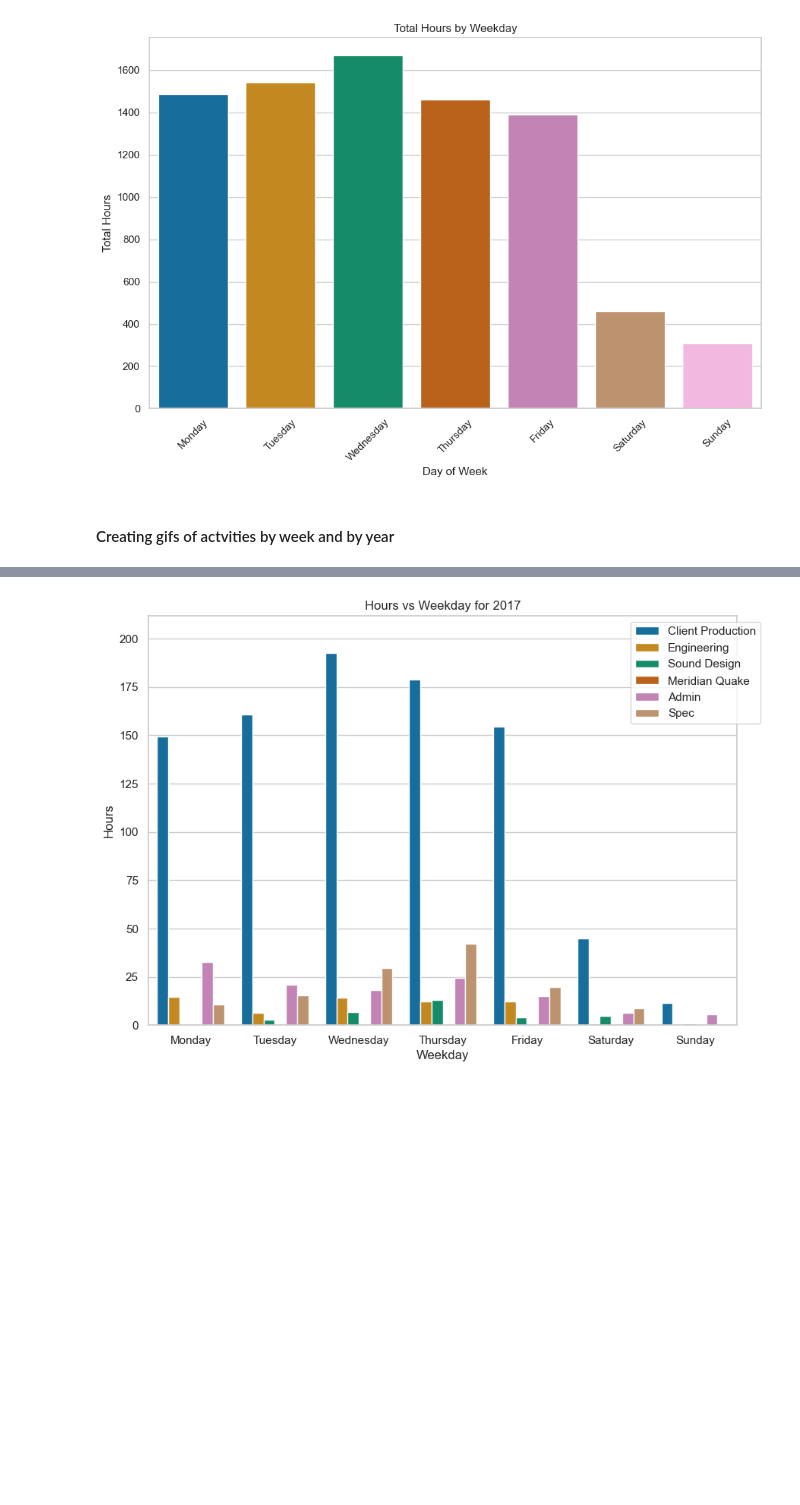
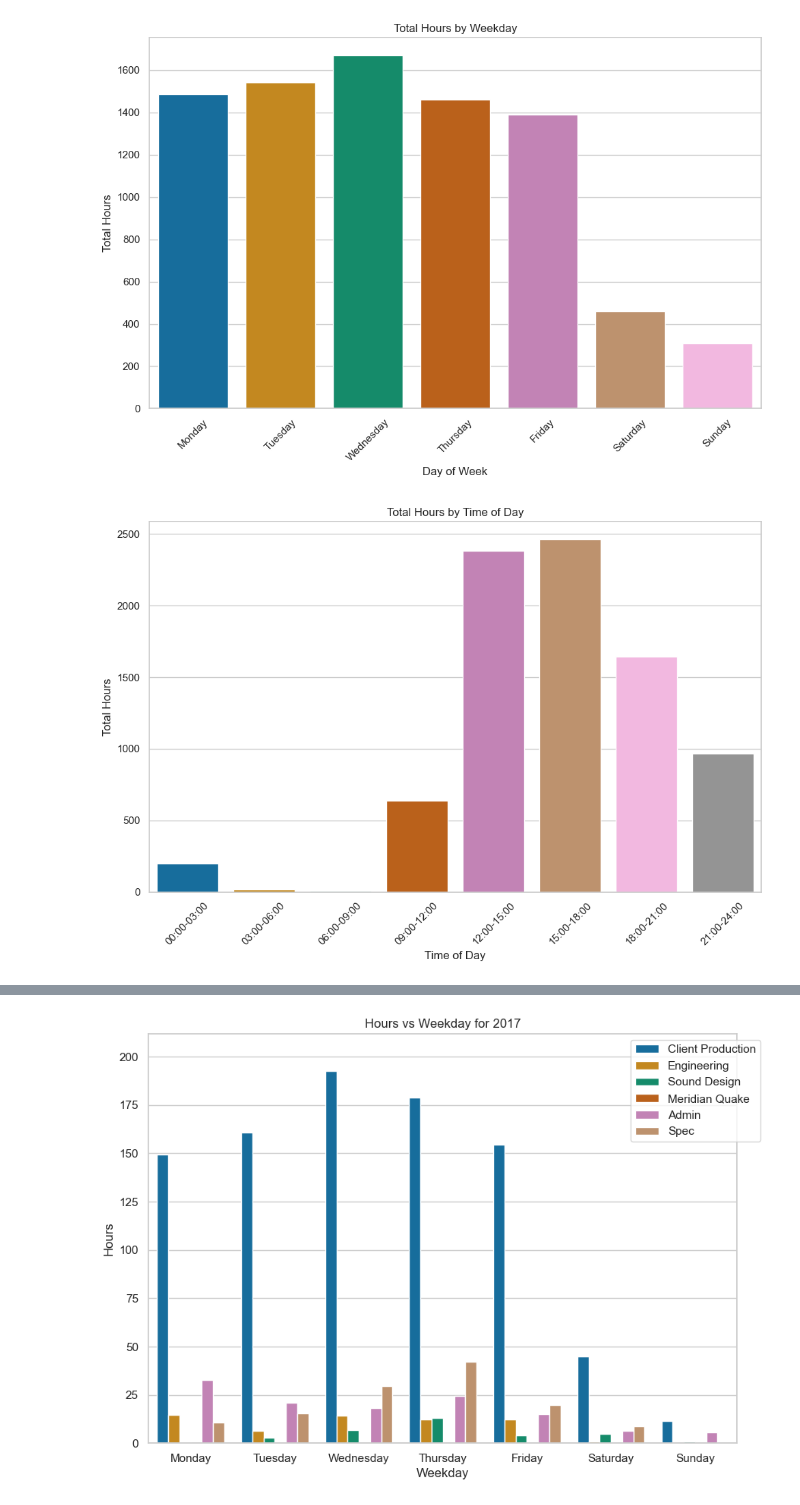
Before and after one commit to awkwardarm/Portfolio-Projects, a Jupyter notebook: Porftolio Project - Time Tracking.ipynb, the cells around one changed output, grey strips where cells are left out. Cells and saved outputs as stored; diff of their text form; code cells hidden in the pictures; blank space fills up the shorter version.

Commit message:
added productivity by time of day

```diff
--- a/Porftolio Project - Time Tracking.ipynb
+++ b/Porftolio Project - Time Tracking.ipynb
@@ -165,5 +166,58 @@ plt.savefig(os.path.join('Visualizations', title))
 plt.show()
 # %% [output]
 [figure]
-# %% [markdown]
-#### Creating gifs of actvities by week and by year
+# %%
+# Are certain times of day when I am more productive?
+
+# SQL: Sum hours by time of day and order by time of day
+query = '''
+    SELECT
+        CASE
+            WHEN CAST(strftime('%H', datetime) AS INTEGER) >= 0 AND CAST(strftime('%H', datetime) AS INTEGER) < 3 THEN '00:00-03:00'
+            WHEN CAST(strftime('%H', datetime) AS INTEGER) >= 3 AND CAST(strftime('%H', datetime) AS INTEGER) < 6 THEN '03:00-06:00'
+            WHEN CAST(strftime('%H', datetime) AS INTEGER) >= 6 AND CAST(strftime('%H', datetime) AS INTEGER) < 9 THEN '06:00-09:00'
+            WHEN CAST(strftime('%H', datetime) AS INTEGER) >= 9 AND CAST(strftime('%H', datetime) AS INTEGER) < 12 THEN '09:00-12:00'
+            WHEN CAST(strftime('%H', datetime) AS INTEGER) >= 12 AND CAST(strftime('%H', datetime) AS INTEGER) < 15 THEN '12:00-15:00'
+            WHEN CAST(strftime('%H', datetime) AS INTEGER) >= 15 AND CAST(strftime('%H', datetime) AS INTEGER) < 18 THEN '15:00-18:00'
+            WHEN CAST(strftime('%H', datetime) AS INTEGER) >= 18 AND CAST(strftime('%H', datetime) AS INTEGER) < 21 THEN '18:00-21:00'
+            WHEN CAST(strftime('%H', datetime) AS INTEGER) >= 21 AND CAST(strftime('%H', datetime) AS INTEGER) <= 23 THEN '21:00-24:00'
+        END AS time_of_day,
+        SUM(hours) as total_hours
+    FROM time_tracking
+    GROUP BY 1
+    ORDER BY
+        CASE
+            WHEN time_of_day = '0-3' THEN 1
+            WHEN time_of_day = '3-6' THEN 2
+            WHEN time_of_day = '6-9' THEN 3
+            WHEN time_of_day = '9-12' THEN 4
+            WHEN time_of_day = '12-15' THEN 5
+            WHEN time_of_day = '15-18' THEN 6
+            WHEN time_of_day = '18-21' THEN 7
+            WHEN time_of_day = '21-24' THEN 8
+        END ASC;
+    '''
+# create dataframe from query
+time_of_day = psql.sqldf(query, locals())
+
+plt.figure(figsize=(10,7))
+ax = plt.subplot()
+
+# Set the style of seaborn
+sns.set(style="whitegrid")
+
+# Choose a colorblind-friendly palette
+palette = sns.color_palette("colorblind", n_colors=len(time_of_day))
+
+# Create the bar plot with the chosen palette
+sns.barplot(x='time_of_day', y='total_hours', data=time_of_day, palette=palette)
+plt.xticks(rotation=45)
+plt.xlabel('Time of Day')
+plt.ylabel('Total Hours')
+title = 'Total Hours by Time of Day'
+plt.title(title)
+plt.tight_layout()  # Ensures that labels and titles fit within the plot area
+plt.savefig(os.path.join('Visualizations', title))
+plt.show()
+# %% [output]
+[figure, added]
```
Also changed, not shown: parts of 2 cells of this notebook, 4 other files.
